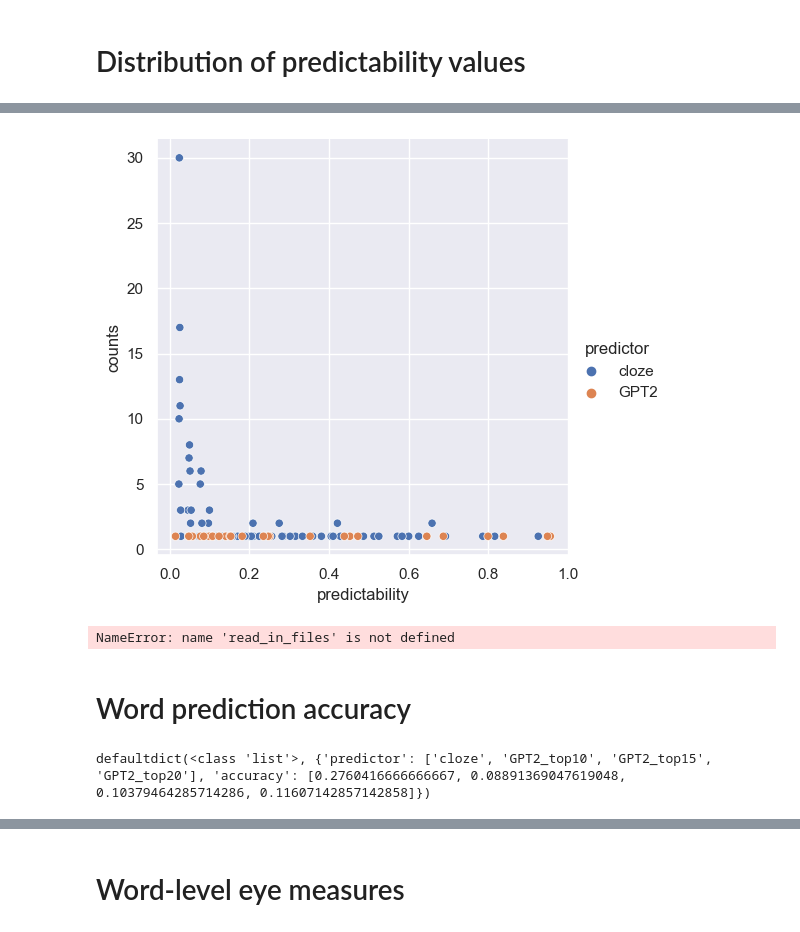
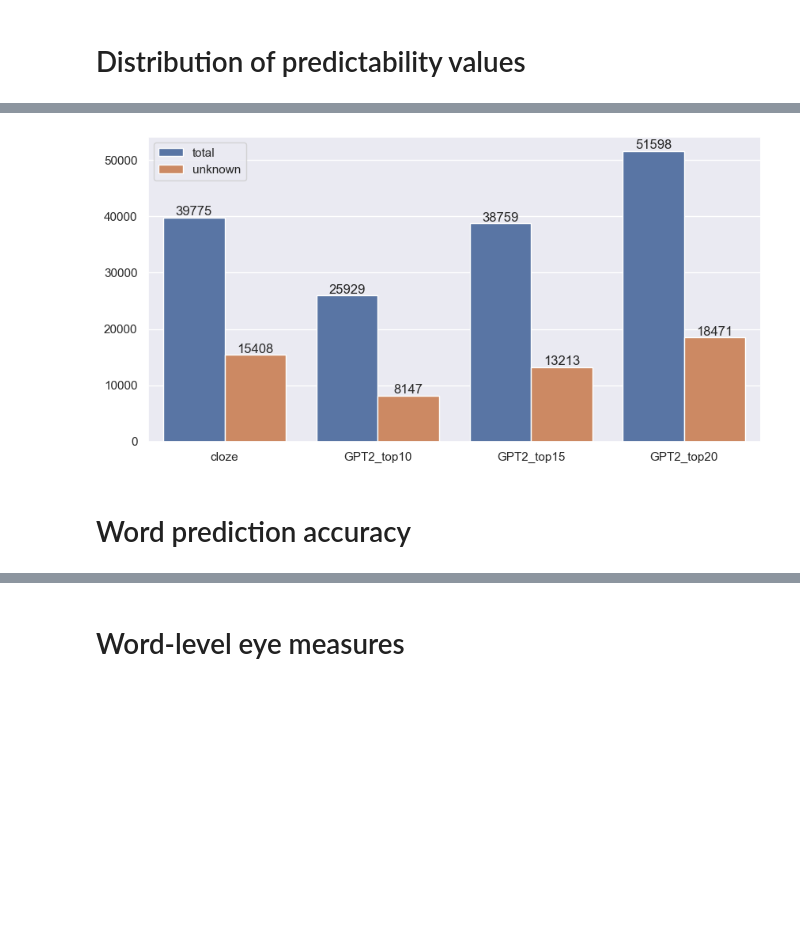
Before and after one commit to dritlopes/OB1-reader-model, a Jupyter notebook: src/evaluation.ipynb, the cells around one changed output, grey strips where cells are left out. Cells and saved outputs as stored; diff of their text form; code cells hidden in the pictures; blank space fills up the shorter version.

```diff
--- a/src/evaluation.ipynb
+++ b/src/evaluation.ipynb
@@ -115,56 +110,30 @@ ax = sb.relplot(data=pred_value_counts_col, x = 'predictability', y = 'counts',
-# %%
-# count pred values in each predictor only including the predictability of target words (words in text) AND taking the pred value of word in text in GPT2, independently of being in topk
-# round pred values gpt2 to 2 decimals
-pred_map_filepaths_target = [('cloze','../data/predictability/prediction_map_Provo_Corpus_cloze_continuous reading_english.json'),
-                          ('GPT2', '../data/predictability/prediction_map_Provo_Corpus_language model_continuous reading_english_topktarget_word.json')]
-pos_pred_maps_target = read_in_pred_files(pred_map_filepaths_target)
-
-pred_values, counts, predictors = [],[],[]
-
-for predictor, pos_pred_map in pos_pred_maps_target:
-    pred_value_counts = count_pred_values_text(pos_pred_map, words_in_text)
-    pred_values.extend(pred_value_counts.keys())
-    counts.extend(pred_value_counts.values())
-
-    for pred_value in range(len(pred_value_counts.keys())):
-        predictors.append(predictor)
-
-    assert len(pred_values) == len(counts) == len(predictors), print(len(pred_values),len(counts),len(predictors))
-
-    pred_value_counts_col = {'predictability': pred_values,
-                             'counts': counts,
-                             'predictor': predictors}
-
-ax = sb.relplot(data=pred_value_counts_col, x = 'predictability', y = 'counts', hue = 'predictor', kind = 'scatter')
-# %% [output]
-[figure, removed]
 # %%
-# proportion of known and unknown predicted tokens in relation to model lexicon
+# proportion of known and unknown predicted tokens in relation to model lexicon & of known target words
+map_filepaths = [('cloze','../data/predictability/prediction_map_Provo_Corpus_cloze_continuous reading_english.json'),
+                ('GPT2_top10', '../data/predictability/prediction_map_Provo_Corpus_language model_continuous reading_english_topk10.json'),
+                ('GPT2_top15', '../data/predictability/prediction_map_Provo_Corpus_language model_continuous reading_english_topk15.json'),
+                ('GPT2_top20', '../data/predictability/prediction_map_Provo_Corpus_language model_continuous reading_english_topk20.json')]
 unknown_map_filepaths = [('cloze','../data/predictability/prediction_map_Provo_Corpus_cloze_continuous reading_english_unknown.json'),
                       ('GPT2_top10', '../data/predictability/prediction_map_Provo_Corpus_language model_continuous reading_english_topk10_unknown.json'),
                       ('GPT2_top15', '../data/predictability/prediction_map_Provo_Corpus_language model_continuous reading_english_topk15_unknown.json'),
-                      ('GPT2_top20', '../data/predictability/prediction_map_Provo_Corpus_language model_continuous reading_english_topk20_unknown.json'),
-                      ('GPT2_top50', '../data/predictability/prediction_map_Provo_Corpus_language model_continuous reading_english_topk50_unknown.json'),
-                      ('GPT2_top100', '../data/predictability/prediction_map_Provo_Corpus_language model_continuous reading_english_topk100_unknown.json')]
-                      #('GPT2_top1000', '../data/predictability/prediction_map_Provo_Corpus_language model_continuous reading_english_topk1000_unknown.json')]
+                      ('GPT2_top20', '../data/predictability/prediction_map_Provo_Corpus_language model_continuous reading_english_topk20_unknown.json')]
 
-pos_pred_maps_unknown = read_in_files(unknown_map_filepaths)
+pos_pred_maps = read_in_pred_files(map_filepaths)
+pos_pred_maps_unknown = read_in_pred_files(unknown_map_filepaths)
 
 predictors, counts, category = [],[],[]
 
-for known_map, unknown_map in zip(pos_pred_maps,pos_pred_maps_unknown):
-    counts.append(sum([len(words.keys()) for text, info in known_map[1].items() if info for idx, words in info.items()]))
+for all_map, unknown_map in zip(pos_pred_maps,pos_pred_maps_unknown):
+    counts.append(sum([len(words.keys()) for text, info in all_map[1].items() if info for idx, words in info.items()]))
     counts.append(sum([len(words.keys()) for text, info in unknown_map[1].items() if info for idx, words in info.items()]))
-    predictors.extend([known_map[0],unknown_map[0]])
-    category.extend(['known', 'unknown'])
+    predictors.extend([all_map[0],unknown_map[0]])
+    category.extend(['total', 'unknown'])
 
 assert len(predictors) == len(counts) == len(category)
 
-n_known_tokens = {'predictor': predictors, 'category': category, 'counts': counts}
-
 sb.set(rc={'figure.figsize': (10,5)})
-ax = sb.barplot(n_known_tokens, x='predictor',y='counts', hue='category')
+ax = sb.barplot(x=predictors, y=counts, hue=category)
 for i in ax.containers:
     ax.bar_label(i,)
 # %% [output]
-NameError: name 'read_in_files' is not defined
+[figure, added]
@@ -199,17 +159,0 @@ for topk in pos_pred_maps[1:]:
-# %%
-accuracy_scores = defaultdict(list)
-
-# acc cloze
-acc_between_cloze = sum([1 if word in pred_words else 0 for word, pred_words in zip(words_in_text,predicted_words_cloze)])/len(words_in_text)
-accuracy_scores['predictor'].append('cloze')
-accuracy_scores['accuracy'].append(acc_between_cloze)
-
-# acc different topk gpt2
-for topk, predictions in predicted_words_gpt2.items():
-    acc_gpt2 = sum([1 if word in pred_words else 0 for word, pred_words in zip(words_in_text,predictions)])/len(words_in_text)
-    accuracy_scores['predictor'].append(topk)
-    accuracy_scores['accuracy'].append(acc_gpt2)
-
-print(accuracy_scores)
-# %% [output]
-defaultdict(<class 'list'>, {'predictor': ['cloze', 'GPT2_top10', 'GPT2_top15', 'GPT2_top20'], 'accuracy': [0.2760416666666667, 0.08891369047619048, 0.10379464285714286, 0.11607142857142858]})
```
Also changed, not shown: parts of 30 cells of this notebook, 6 other files.
